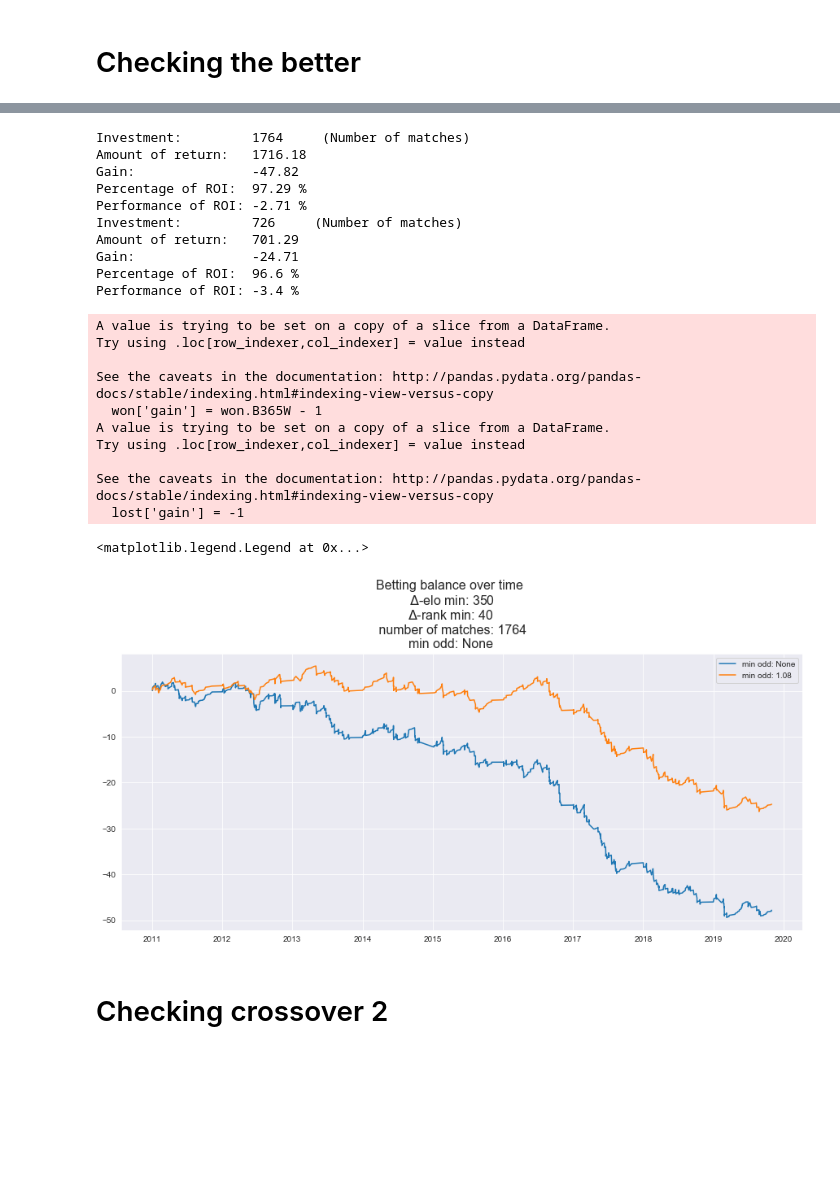
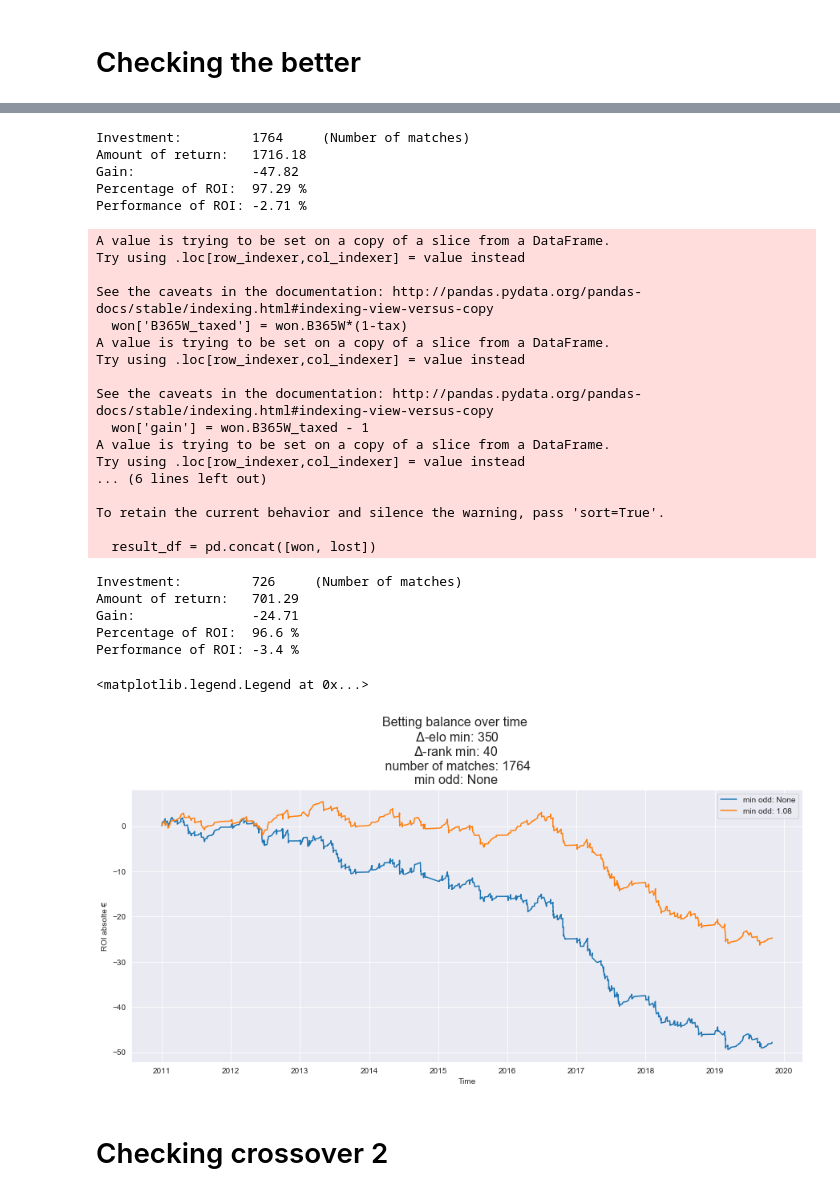
Before and after one commit to Supernowae/capstone, a Jupyter notebook: development/development_contourplot.ipynb, the cells around one changed output, grey strips where cells are left out. Cells and saved outputs as stored; diff of their text form; code cells hidden in the pictures; blank space fills up the shorter version.

```diff
--- a/development/development_contourplot.ipynb
+++ b/development/development_contourplot.ipynb
@@ -141,42 +147,51 @@ gain_data2 = gain_better(dat,
                     tax = 0.0,
                     limit = 2000,
                     round_=rnd,
                     verbose=1,
                     data_back=1,
                     rst_idx = 1)
 
 fig, ax = plt.subplots(figsize = (15,7))
 ax.plot(gain_data.Date,gain_data.rolling_gain, label =f'min odd: {thr}')
 ax.plot(gain_data2.Date,gain_data2.rolling_gain, label =f'min odd: {thr2}')
+ax.set_ylabel('ROI absolte €')
+ax.set_xlabel('Time')
 title = f'Betting balance over time \n $\Delta$-elo min: {checking_elo} \n' \
         f'$\Delta$-rank min: {checking_rank} \n number of matches: {gain_data.shape[0]}\n'\
         f'min odd: {thr}'
 fig.suptitle(title, fontsize = 16)
 plt.subplots_adjust(top=0.8)
 plt.legend()
 # %% [output]
 Investment:         1764     (Number of matches)
 Amount of return:   1716.18
 Gain:               -47.82
 Percentage of ROI:  97.29 %
 Performance of ROI: -2.71 %
-Investment:         726     (Number of matches)
-Amount of return:   701.29
-Gain:               -24.71
-Percentage of ROI:  96.6 %
-Performance of ROI: -3.4 %
 A value is trying to be set on a copy of a slice from a DataFrame.
 Try using .loc[row_indexer,col_indexer] = value instead
 
 See the caveats in the documentation: http://pandas.pydata.org/pandas-docs/stable/indexing.html#indexing-view-versus-copy
-  won['gain'] = won.B365W - 1
+  won['B365W_taxed'] = won.B365W*(1-tax)
 A value is trying to be set on a copy of a slice from a DataFrame.
 Try using .loc[row_indexer,col_indexer] = value instead
 
 See the caveats in the documentation: http://pandas.pydata.org/pandas-docs/stable/indexing.html#indexing-view-versus-copy
-  lost['gain'] = -1
+  won['gain'] = won.B365W_taxed - 1
+A value is trying to be set on a copy of a slice from a DataFrame.
+Try using .loc[row_indexer,col_indexer] = value instead
+... (6 lines left out)
+
+To retain the current behavior and silence the warning, pass 'sort=True'.
+
+  result_df = pd.concat([won, lost])
-<matplotlib.legend.Legend at 0x...>
+Investment:         726     (Number of matches)
+Amount of return:   701.29
+Gain:               -24.71
+Percentage of ROI:  96.6 %
+Performance of ROI: -3.4 %
+<matplotlib.legend.Legend at 0x...>
-[figure, old version]
+[figure, new version]
 # %% [markdown]
 # Checking crossover 2
 # %%
```
Also changed, not shown: parts of 5 cells of this notebook, 10 other files.
